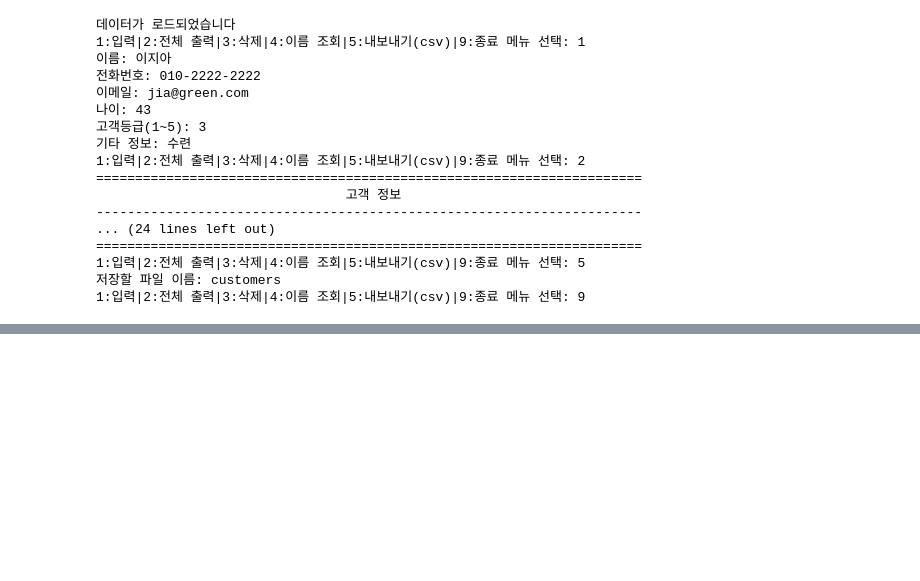
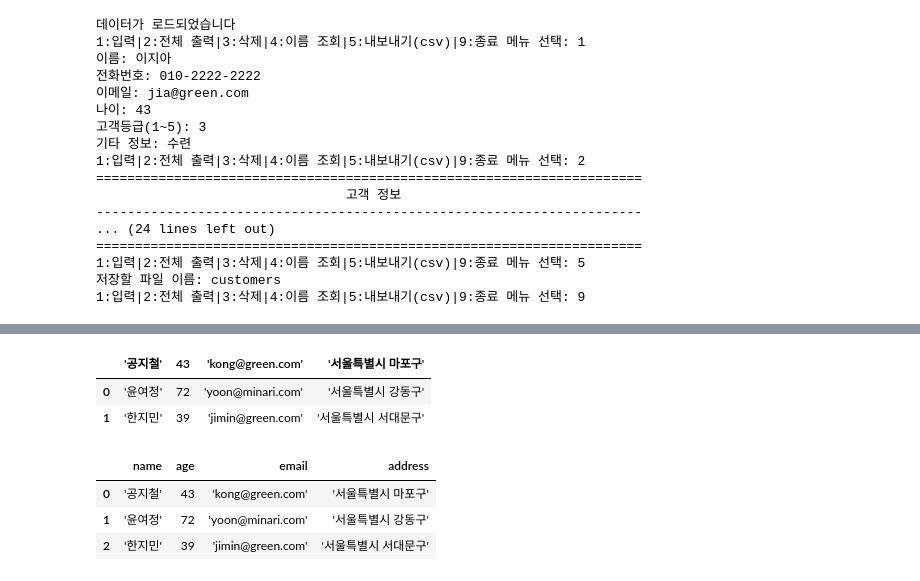
Before and after one commit to cherryuki/bigdata, a Jupyter notebook: source/8_Python/ch09_파일입출력프로그래밍.ipynb, the cells around one changed output, grey strips where cells are left out. Drawn from its saved outputs; the diff is of its cells as text; code cells hidden in the pictures; blank space fills up the shorter version.

```diff
--- a/source/8_Python/ch09_파일입출력프로그래밍.ipynb
+++ b/source/8_Python/ch09_파일입출력프로그래밍.ipynb
@@ -720,0 +746,19 @@ if __name__=='__main__':
+# %%
+#ch09_member1.csv(UTF8)
+#ch09_member2.csv(CP949)
+import pandas as pd
+members1 = pd.read_csv('data/ch09_member1.csv')
+members1
+# %% [output]
+|  | '공지철' | 43 | 'kong@green.com' | '서울특별시 마포구' |
+| 0 | '윤여정' | 72 | 'yoon@minari.com' | '서울특별시 강동구' |
+| 1 | '한지민' | 39 | 'jimin@green.com' | '서울특별시 서대문구' |
+# %%
+members1 = pd.read_csv("data/ch09_member1.csv", encoding='UTF8', #encoding='UTF8' 생략 가능
+                      names=['name', 'age', 'email', 'address'], header=None)
+members1
+# %% [output]
+|  | name | age | email | address |
+| 0 | '공지철' | 43 | 'kong@green.com' | '서울특별시 마포구' |
+| 1 | '윤여정' | 72 | 'yoon@minari.com' | '서울특별시 강동구' |
+| 2 | '한지민' | 39 | 'jimin@green.com' | '서울특별시 서대문구' |
```
Also changed, not shown: parts of 5 cells of this notebook, 2 other files.
